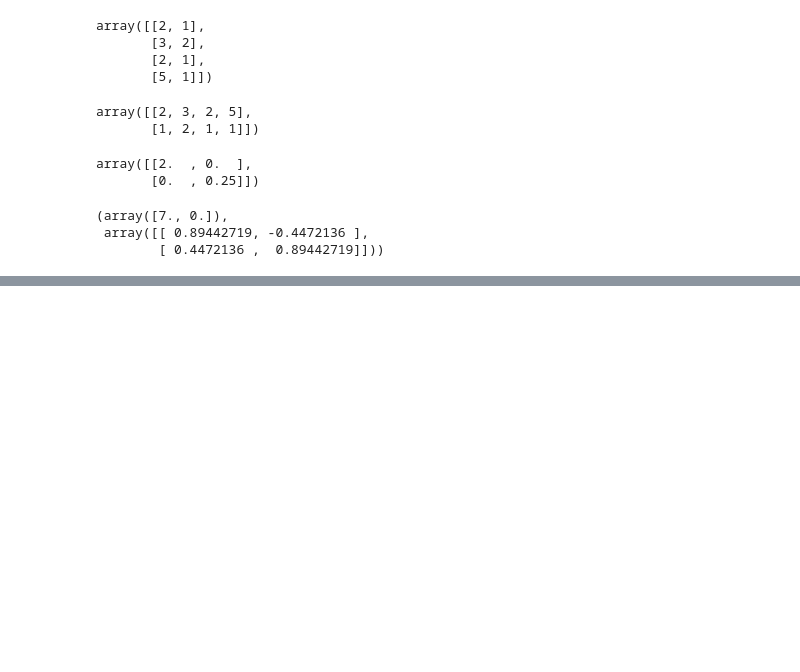
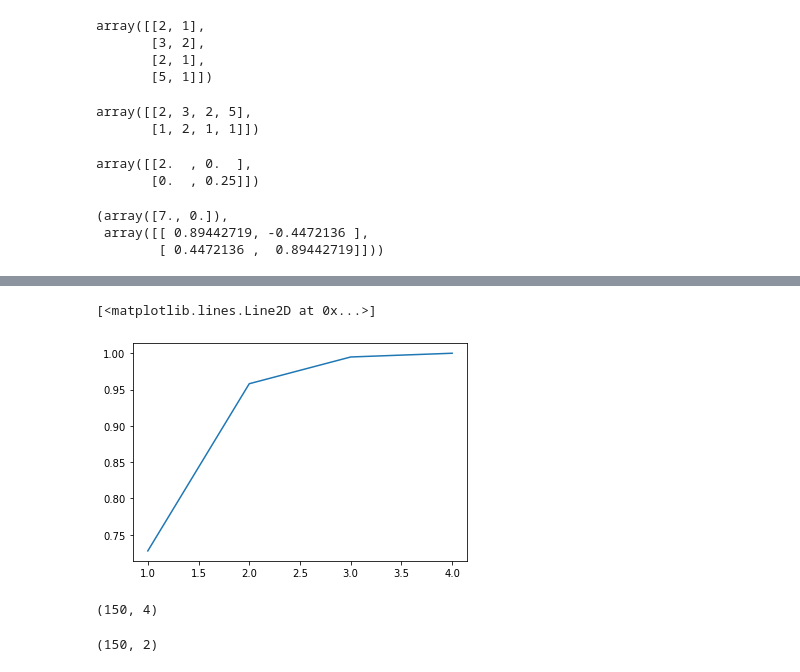
Before and after one commit to OggyMishra/j_notebooks, a Jupyter notebook: unsupervised-learning/pca/Untitled.ipynb, the cells around one changed output, grey strips where cells are left out. Cells and saved outputs as stored; diff of their text form; code cells hidden in the pictures; blank space fills up the shorter version.

```diff
--- a/unsupervised-learning/pca/Untitled.ipynb
+++ b/unsupervised-learning/pca/Untitled.ipynb
@@ -104,0 +182,18 @@ np.linalg.eig(A)
+# %%
+var_cumu = np.cumsum(pca.explained_variance_ratio_)
+# %%
+plt.plot(range(1, len(var_cumu)+1), var_cumu)
+# %% [output]
+[<matplotlib.lines.Line2D at 0x...>]
+[figure, added]
+# %%
+# PCA with 2 components
+pc2 = PCA(n_components = 2, random_state = 42)
+x.shape
+# %% [output]
+(150, 4)
+# %%
+newdata = pc2.fit_transform(x)
+newdata.shape
+# %% [output]
+(150, 2)
```
Also changed, not shown: parts of 19 cells of this notebook, 14 other files.
